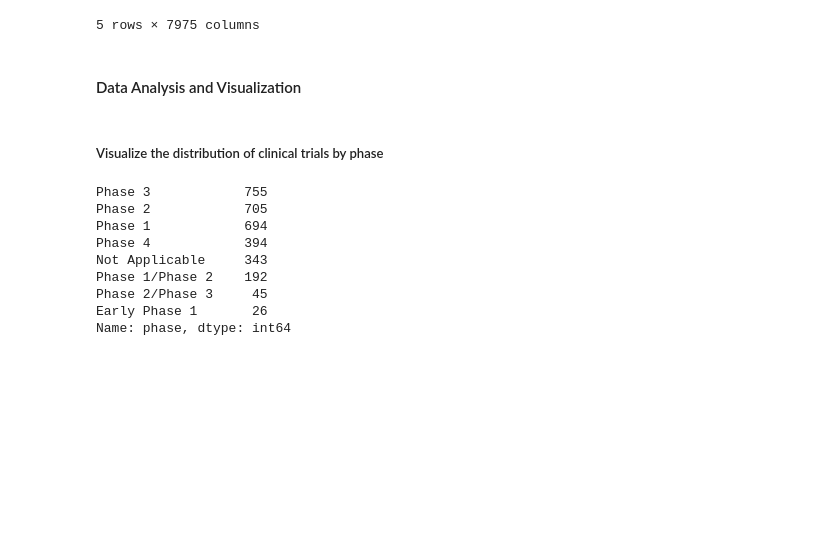
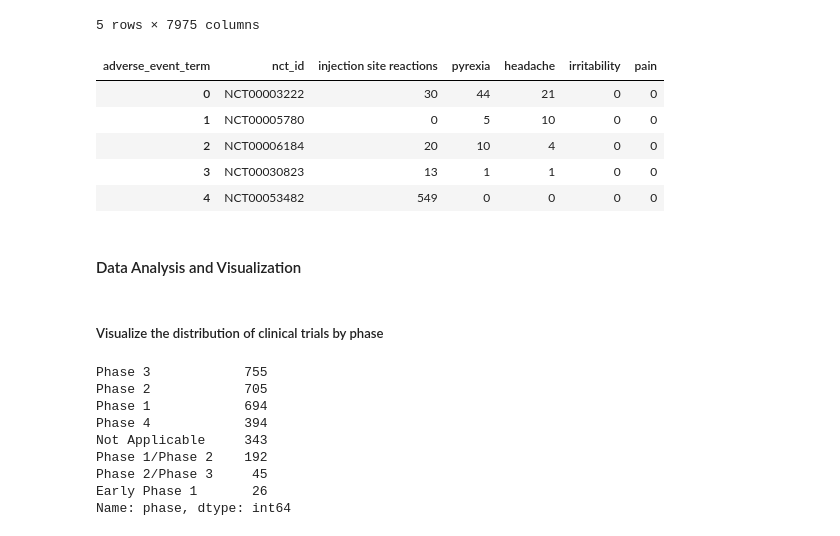
Before and after one commit to brunalos/clinical-trials-ml, a Jupyter notebook: vaccines.ipynb, the cells around one changed output. Drawn from its saved outputs; the diff is of its cells as text; code cells hidden in the pictures; blank space fills up the shorter version.

```diff
--- a/vaccines.ipynb
+++ b/vaccines.ipynb
@@ -631,6 +655,17 @@ pivot_ae.head()
 | 3 | NCT00030823 | 0 | 0 | 0 | 0 | ... |
 | 4 | NCT00053482 | 0 | 0 | 0 | 0 | ... |
 5 rows × 7975 columns
+# %%
+# Select top 5 AE events
+pivot_top5_AE = pivot_ae[['nct_id', 'injection site reactions', 'pyrexia', 'headache', 'irritability', 'pain']]
+pivot_top5_AE.head()
+# %% [output]
+| adverse_event_term | nct_id | injection site reactions | pyrexia | headache | irritability | pain |
+| 0 | NCT00003222 | 30 | 44 | 21 | 0 | 0 |
+| 1 | NCT00005780 | 0 | 5 | 10 | 0 | 0 |
+| 2 | NCT00006184 | 20 | 10 | 4 | 0 | 0 |
+| 3 | NCT00030823 | 13 | 1 | 1 | 0 | 0 |
+| 4 | NCT00053482 | 549 | 0 | 0 | 0 | 0 |
 # %% [markdown]
 #### Data Analysis and Visualization
 # %%
```
Also changed, not shown: parts of 5 cells of this notebook, 2 other files.
